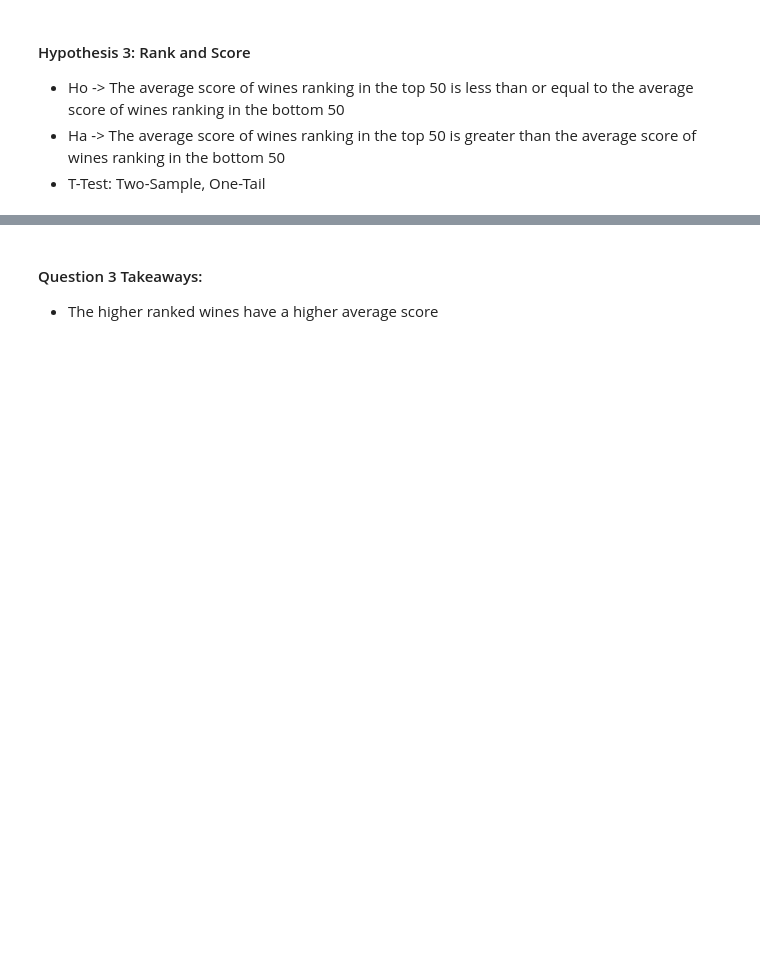
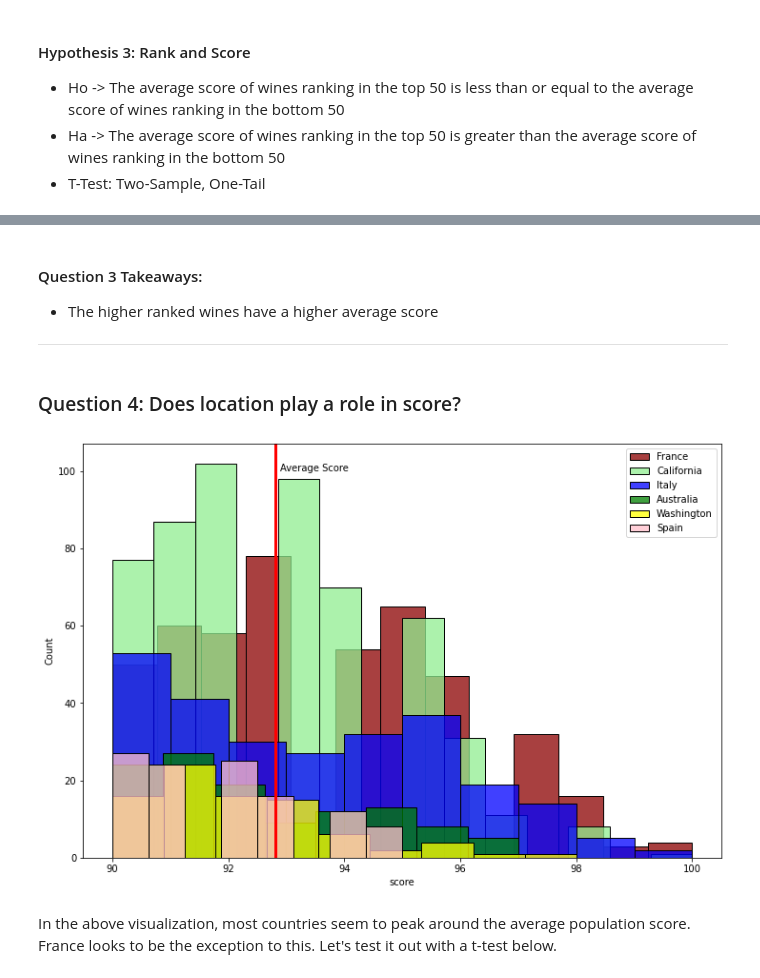
Before and after one commit to morgancross2/wine_rankings, a Jupyter notebook: final_report.ipynb, the cells around one changed output, grey strips where cells are left out. Cells and saved outputs as stored; diff of their text form; code cells hidden in the pictures; blank space fills up the shorter version.

```diff
--- a/final_report.ipynb
+++ b/final_report.ipynb
@@ -258,3 +204,12 @@ Findings suggest the mean score of wines ranking in the top 50 is higher.
 # %% [markdown]
 #### Question 3 Takeaways:
 - The higher ranked wines have a higher average score
+----
+# %% [markdown]
+### Question 4: Does location play a role in score?
+# %%
+explore.get_q4_viz(train)
+# %% [output]
+[figure, added]
+# %% [markdown]
+In the above visualization, most countries seem to peak around the average population score. France looks to be the exception to this. Let's test it out with a t-test below.
```
Also changed, not shown: parts of 36 cells of this notebook, 2 other files.
